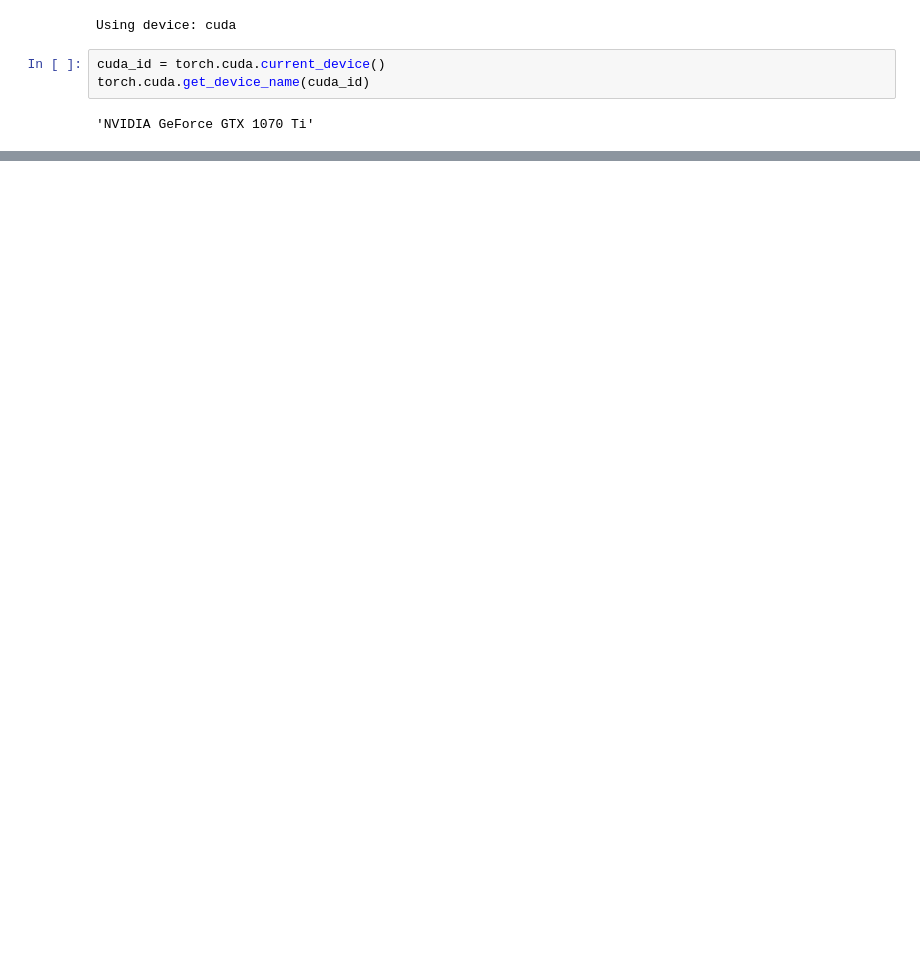
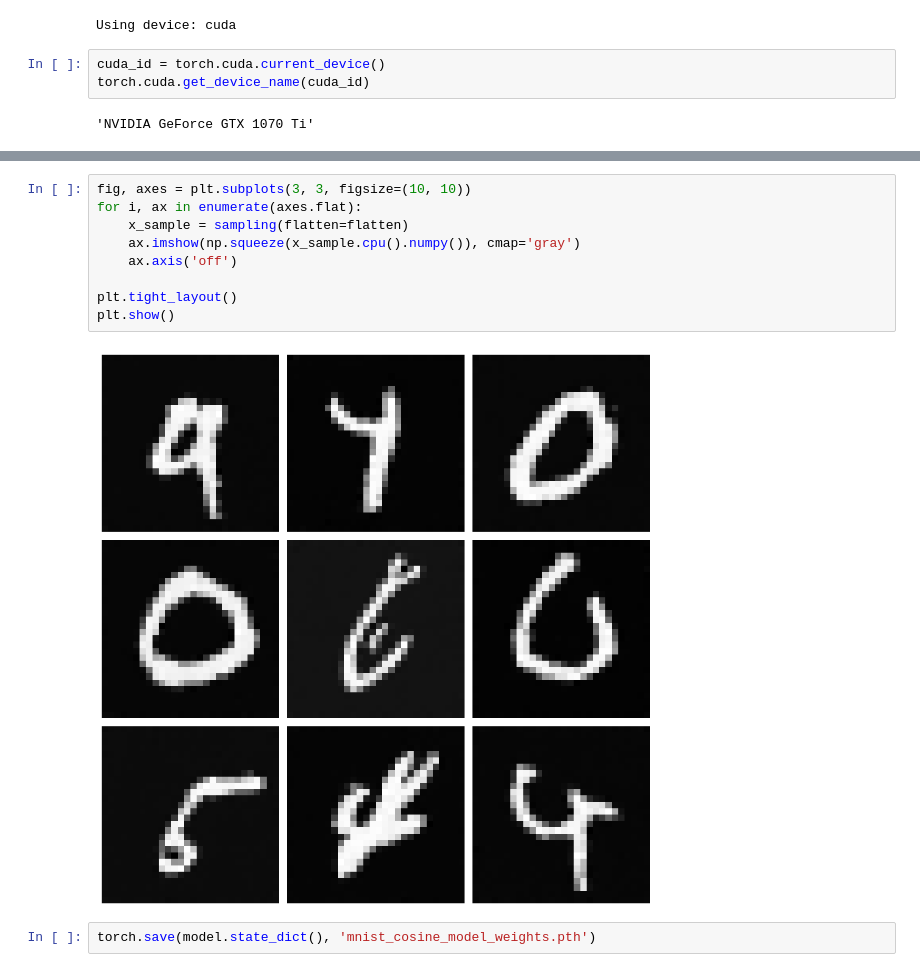
Before and after one commit to Gmaniko/02456-DDPM, a Jupyter notebook: David/ddpm_mnist.ipynb, the cells around one changed output, grey strips where cells are left out. Drawn from its saved outputs; the diff is of its cells as text; blank space fills up the shorter version.

```diff
--- a/David/ddpm_mnist.ipynb
+++ b/David/ddpm_mnist.ipynb
@@ -287,0 +273,13 @@ plt.imshow(np.squeeze(x_sample.cpu()), cmap='gray')
+# %%
+fig, axes = plt.subplots(3, 3, figsize=(10, 10))
+for i, ax in enumerate(axes.flat):
+    x_sample = sampling(flatten=flatten)
+    ax.imshow(np.squeeze(x_sample.cpu().numpy()), cmap='gray')
+    ax.axis('off')
+
+plt.tight_layout()
+plt.show()
+# %% [output]
+[figure, added]
+# %%
+torch.save(model.state_dict(), 'mnist_cosine_model_weights.pth')
```
Also changed, not shown: parts of 23 cells of this notebook, 5 other files.
